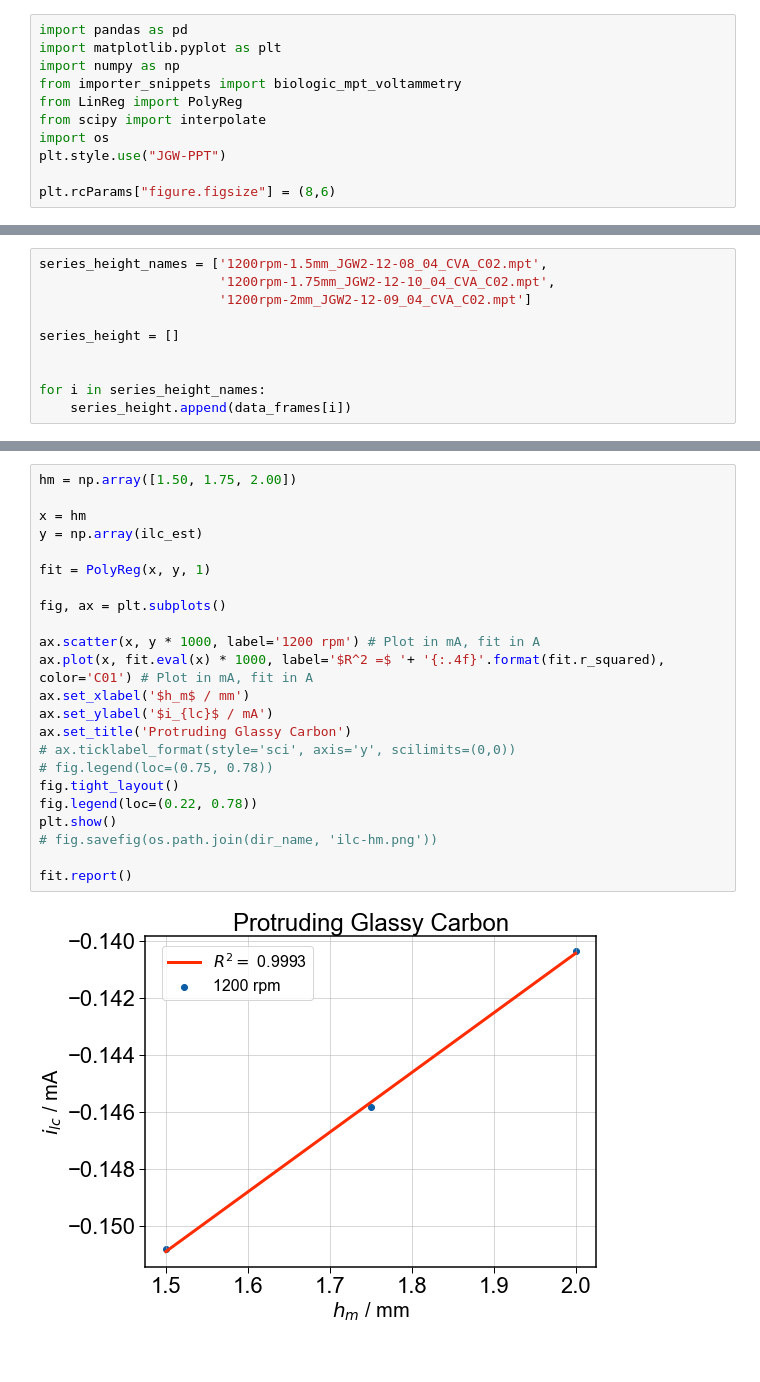
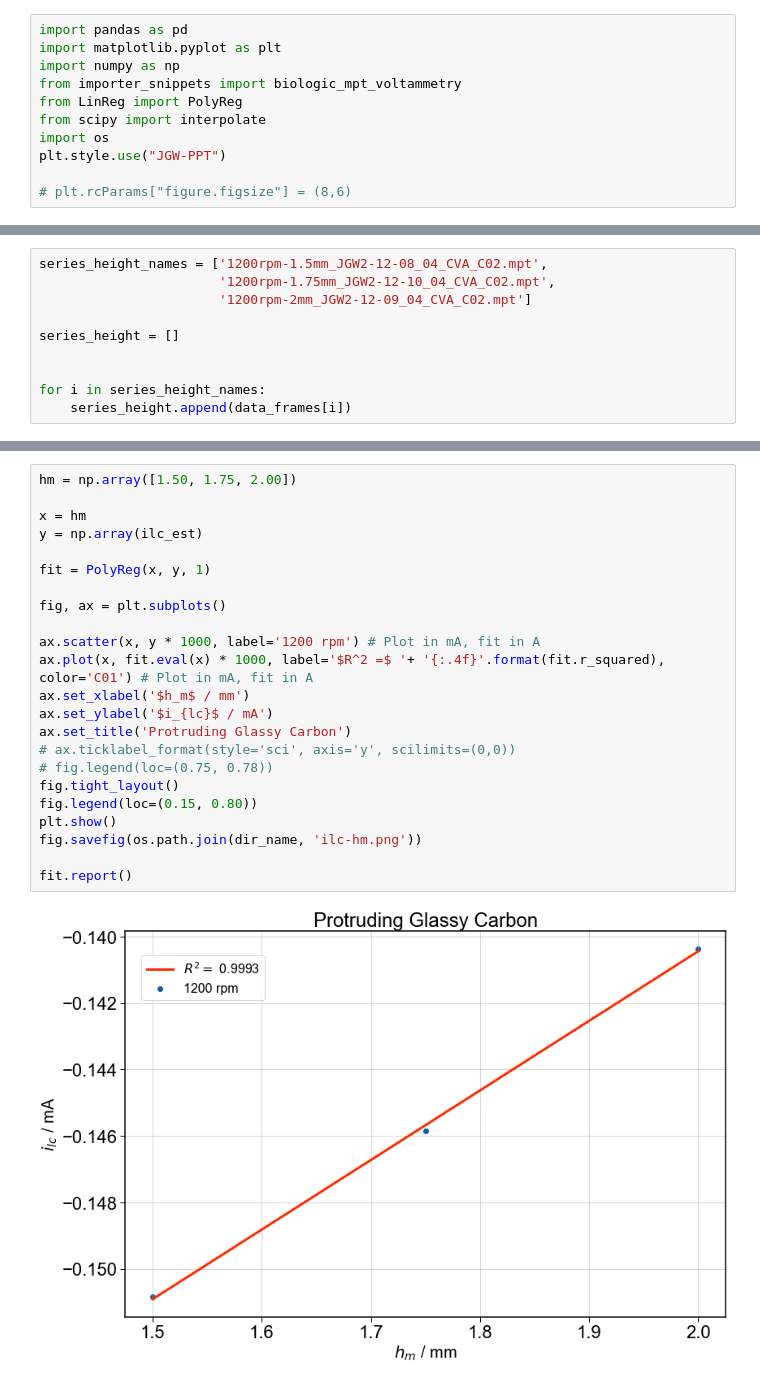
Before and after one commit to JGageWright/DataHandlers, a Jupyter notebook: notebooks/JaramilloGroup/Protruding-GC_JGW2-12.ipynb, the cells around one changed output, grey strips where cells are left out. Cells and saved outputs as stored; diff of their text form; blank space fills up the shorter version.

```diff
--- a/notebooks/JaramilloGroup/Protruding-GC_JGW2-12.ipynb
+++ b/notebooks/JaramilloGroup/Protruding-GC_JGW2-12.ipynb
@@ -8,7 +8,7 @@ from scipy import interpolate
 import os
 plt.style.use("JGW-PPT")
 
-plt.rcParams["figure.figsize"] = (8,6)
+# plt.rcParams["figure.figsize"] = (8,6)
 # %%
 dir_name = r"C:\Users\jgage\OneDrive - Stanford\Jaramillo Group\EC-data\Protruding-GC_JGW2-12"
 technique = 'CVA'
@@ -110,28 +110,28 @@ dtype: float64
 # %%
 hm = np.array([1.50, 1.75, 2.00])
 
 x = hm
 y = np.array(ilc_est)
 
 fit = PolyReg(x, y, 1)
 
 fig, ax = plt.subplots()
 
 ax.scatter(x, y * 1000, label='1200 rpm') # Plot in mA, fit in A
 ax.plot(x, fit.eval(x) * 1000, label='$R^2 =$ '+ '{:.4f}'.format(fit.r_squared), color='C01') # Plot in mA, fit in A
 ax.set_xlabel('$h_m$ / mm')
 ax.set_ylabel('$i_{lc}$ / mA')
 ax.set_title('Protruding Glassy Carbon')
 # ax.ticklabel_format(style='sci', axis='y', scilimits=(0,0))
 # fig.legend(loc=(0.75, 0.78))
 fig.tight_layout()
-fig.legend(loc=(0.22, 0.78))
+fig.legend(loc=(0.15, 0.80))
 plt.show()
-# fig.savefig(os.path.join(dir_name, 'ilc-hm.png'))
+fig.savefig(os.path.join(dir_name, 'ilc-hm.png'))
 
 fit.report()
 # %% [output]
-[figure, old version]
+[figure, new version]
 coef_deg1       2.094482e-05
 std_err_deg1    5.646287e-07
 coef_deg0      -1.823297e-04
```
Also changed, not shown: parts of 1 cell of this notebook, 1 other file.
